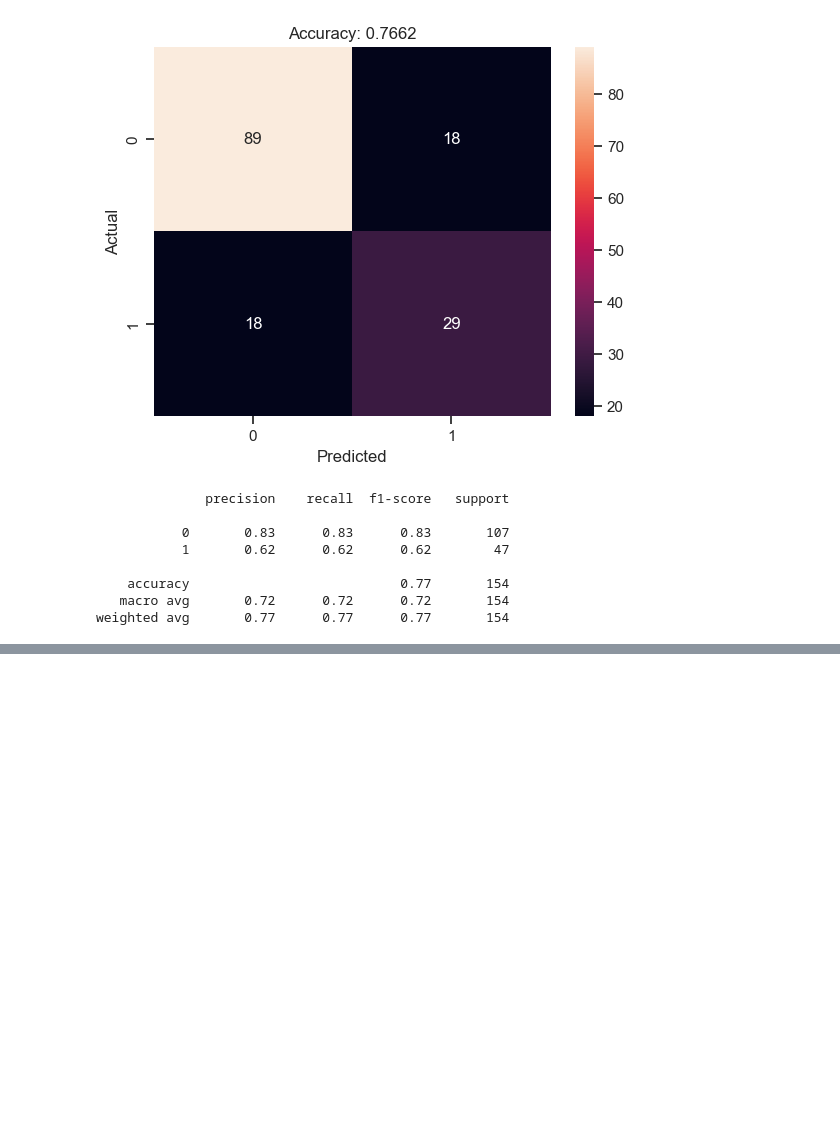
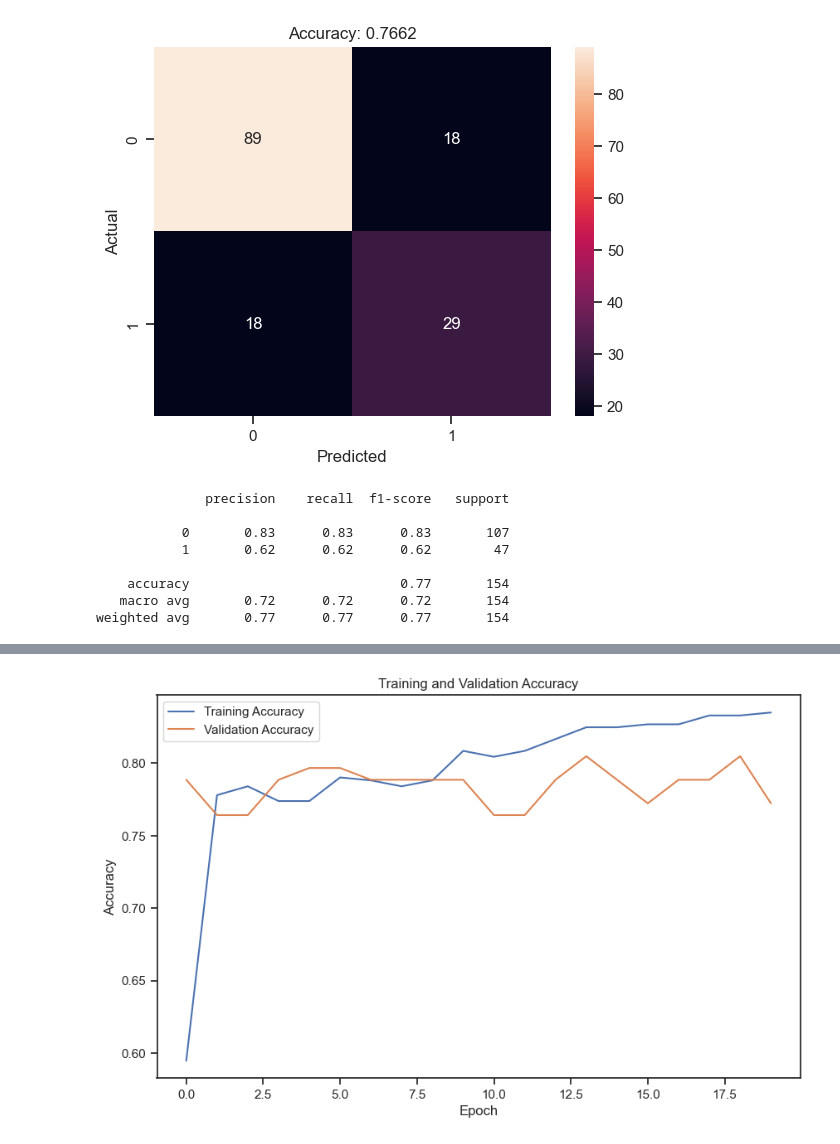
Before and after one commit to InaJaweed/Artificial_Intelligence-CS3AI18, a Jupyter notebook: prediction.ipynb, the cells around one changed output, grey strips where cells are left out. Saved outputs shown, nothing was run; the diff lists cells and outputs as text; code cells hidden in the pictures; blank space fills up the shorter version.

```diff
--- a/prediction.ipynb
+++ b/prediction.ipynb
@@ -261,0 +293,12 @@ weighted avg       0.77      0.77      0.77       154
+# %%
+# Create a sequential model
+model = Sequential()
+# Add a dense (fully connected) layer with 64 neurons, ReLU activation function,
+# and input shape of (8,) for the first layer
+model.add(Dense(64, activation='relu', input_shape=(8,)))
+# Add another dense layer with 32 neurons and ReLU activation function
+model.add(Dense(32, activation='relu'))
+# Add another dense layer with 16 neurons and ReLU activation function
+model.add(Dense(16, activation='relu'))
+# Add the output layer with 1 neuron and a sigmoid activation function for binary classification
+model.add(Dense(1, activation='sigmoid'))
@@ -261,0 +377,11 @@ weighted avg       0.77      0.77      0.77       154
+# %%
+plt.figure(figsize=(10,6))
+plt.plot(history.history['accuracy'], label='Training Accuracy')
+plt.plot(history.history['val_accuracy'], label='Validation Accuracy')
+plt.title('Training and Validation Accuracy')
+plt.xlabel('Epoch')
+plt.ylabel('Accuracy')
+plt.legend()
+plt.show()
+# %% [output]
+[figure, added]
```
Also changed, not shown: parts of 12 cells of this notebook.
